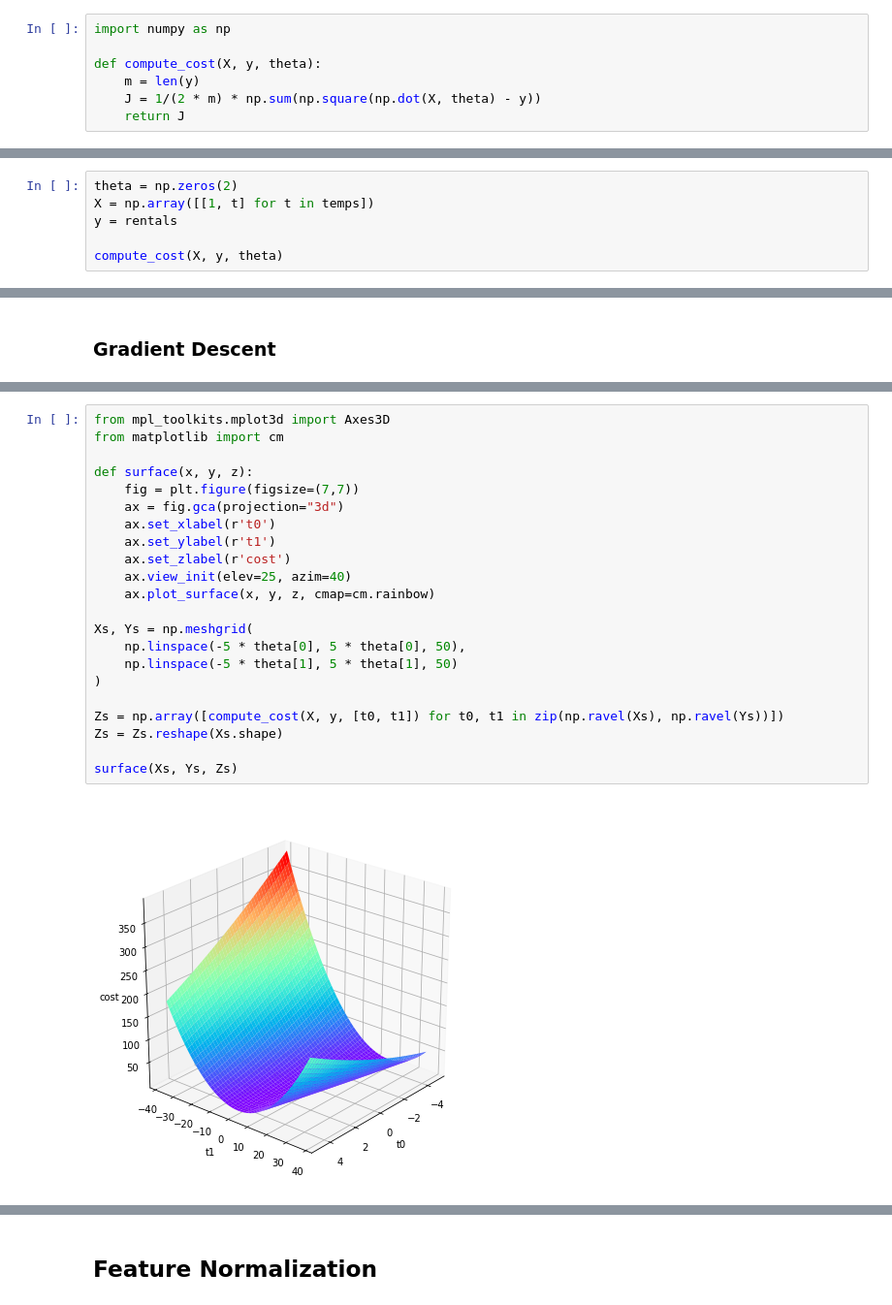
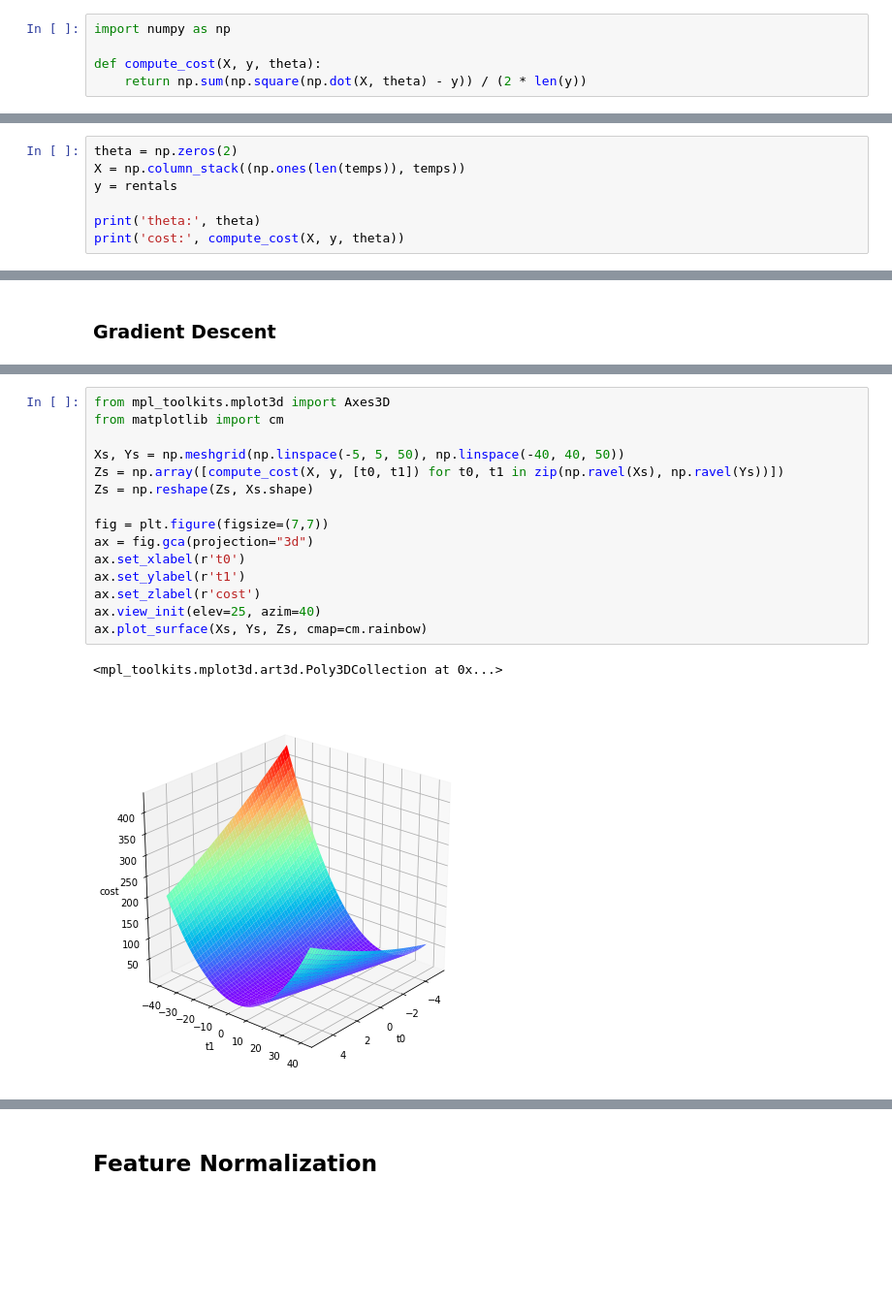
Before and after one commit to crsmithdev/notebooks, a Jupyter notebook: machine-learning-ex1/Machine Learning Ex 1.ipynb, the cells around one changed output, grey strips where cells are left out. Shown at 97% size. Cells and saved outputs as stored; diff of their text form; blank space fills up the shorter version.

```diff
--- a/machine-learning-ex1/Machine Learning Ex 1.ipynb
+++ b/machine-learning-ex1/Machine Learning Ex 1.ipynb
@@ -31,6 +42,4 @@ plot(temps, rentals)
 import numpy as np
 
 def compute_cost(X, y, theta):
-    m = len(y)
-    J = 1/(2 * m) * np.sum(np.square(np.dot(X, theta) - y))
-    return J
+    return np.sum(np.square(np.dot(X, theta) - y)) / (2 * len(y))
@@ -37,7 +48,8 @@ def compute_cost(X, y, theta):
 # %%
 theta = np.zeros(2)
-X = np.array([[1, t] for t in temps])
+X = np.column_stack((np.ones(len(temps)), temps))
 y = rentals
 
-compute_cost(X, y, theta)
+print('theta:', theta)
+print('cost:', compute_cost(X, y, theta))
 # %% [output]
@@ -74,25 +94,19 @@ plot_regression(temps, rentals, theta)
 # %%
 from mpl_toolkits.mplot3d import Axes3D
 from matplotlib import cm
 
-def surface(x, y, z):
-    fig = plt.figure(figsize=(7,7))
-    ax = fig.gca(projection="3d")
-    ax.set_xlabel(r't0')
-    ax.set_ylabel(r't1')
-    ax.set_zlabel(r'cost')
-    ax.view_init(elev=25, azim=40)
-    ax.plot_surface(x, y, z, cmap=cm.rainbow)
+Xs, Ys = np.meshgrid(np.linspace(-5, 5, 50), np.linspace(-40, 40, 50))
+Zs = np.array([compute_cost(X, y, [t0, t1]) for t0, t1 in zip(np.ravel(Xs), np.ravel(Ys))])
+Zs = np.reshape(Zs, Xs.shape)
 
-Xs, Ys = np.meshgrid(
-    np.linspace(-5 * theta[0], 5 * theta[0], 50),
-    np.linspace(-5 * theta[1], 5 * theta[1], 50)
-)
-
-Zs = np.array([compute_cost(X, y, [t0, t1]) for t0, t1 in zip(np.ravel(Xs), np.ravel(Ys))])
-Zs = Zs.reshape(Xs.shape)
-
-surface(Xs, Ys, Zs)
+fig = plt.figure(figsize=(7,7))
+ax = fig.gca(projection="3d")
+ax.set_xlabel(r't0')
+ax.set_ylabel(r't1')
+ax.set_zlabel(r'cost')
+ax.view_init(elev=25, azim=40)
+ax.plot_surface(Xs, Ys, Zs, cmap=cm.rainbow)
 # %% [output]
+<mpl_toolkits.mplot3d.art3d.Poly3DCollection at 0x...>
-[figure, old version]
+[figure, new version]
 # %%
```
Also changed, not shown: parts of 21 cells of this notebook.
